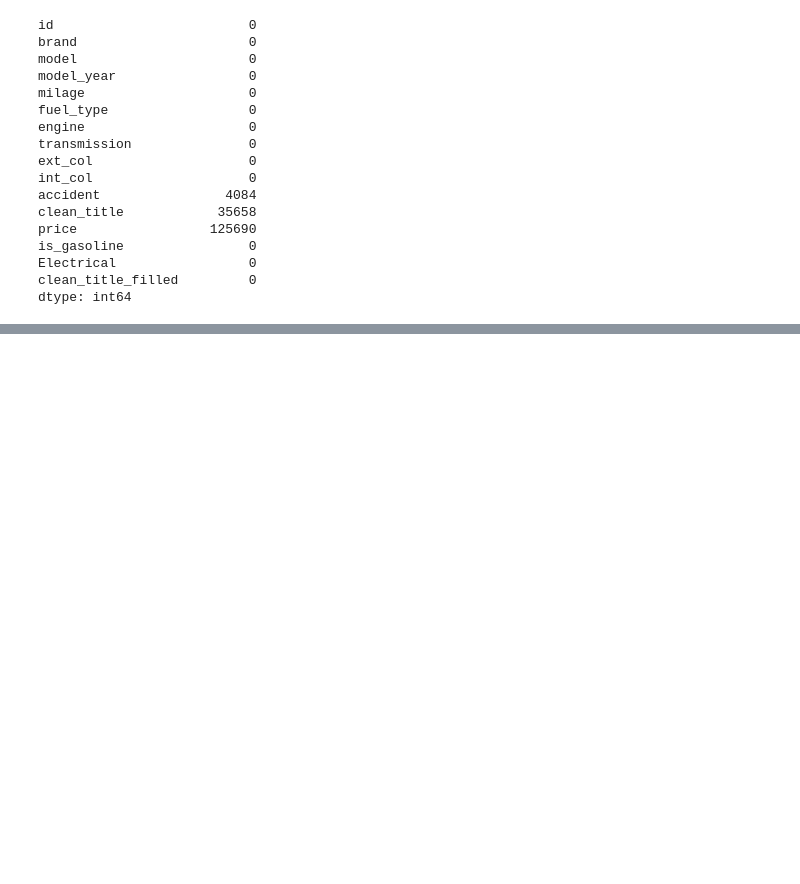
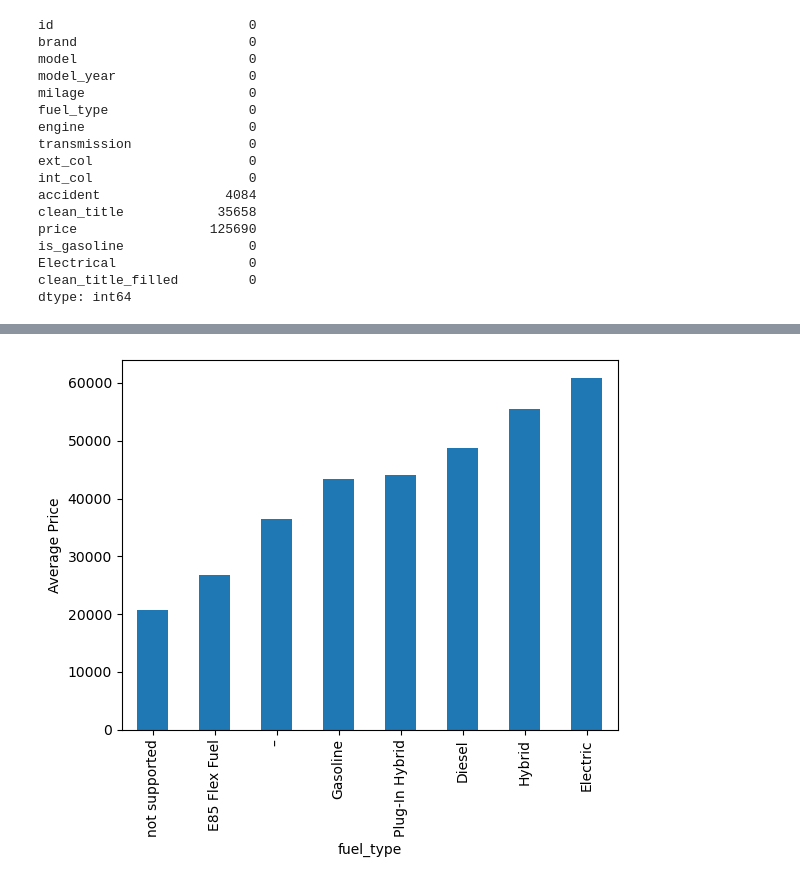
Before and after one commit to mkdsps/vezba_kaggle, a Jupyter notebook: prices.ipynb, the cells around one changed output, grey strips where cells are left out. Cells and saved outputs as stored; diff of their text form; code cells hidden in the pictures; blank space fills up the shorter version.

```diff
--- a/prices.ipynb
+++ b/prices.ipynb
@@ -255,0 +272,6 @@ data[data['price']==2954083.0]
+# %%
+data.groupby('fuel_type')['price'].mean().sort_values().plot(kind='bar')
+plt.ylabel('Average Price')
+plt.show()
+# %% [output]
+[figure, added]
```
Also changed, not shown: parts of 17 cells of this notebook, 2 other files.
